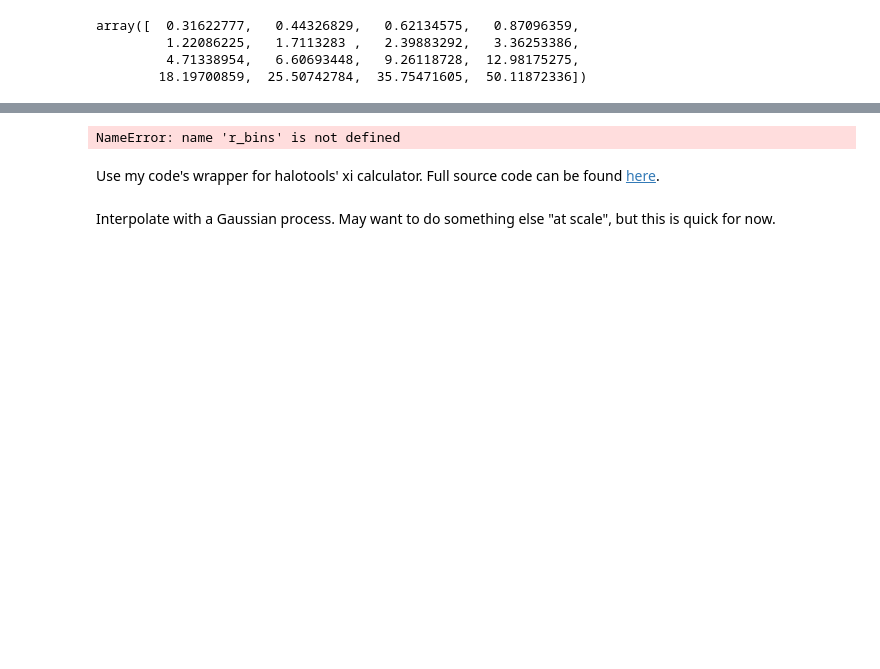
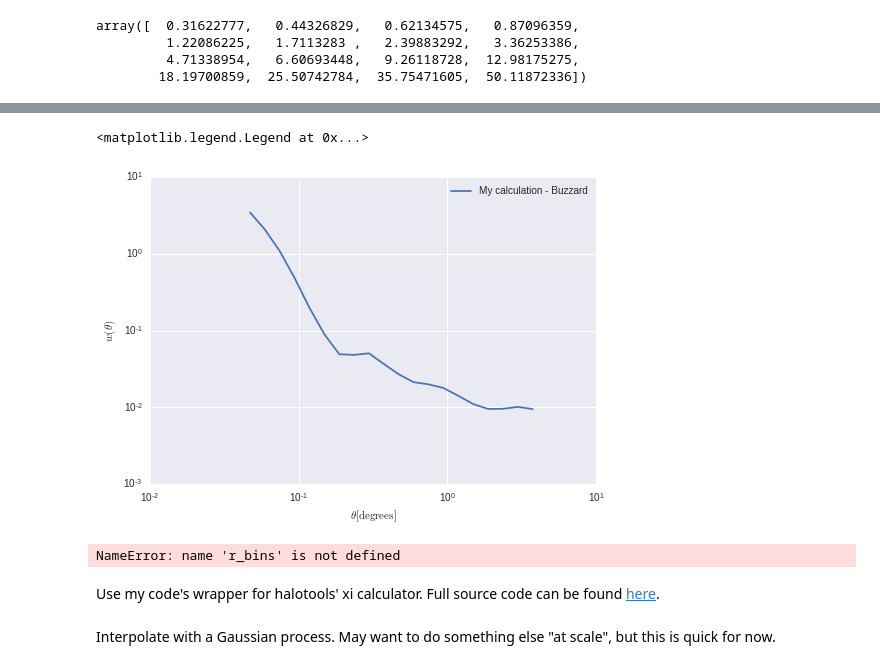
Before and after one commit to mclaughlin6464/pearce, a Jupyter notebook: notebooks/Pearce wt integral tests.ipynb, the cells around one changed output, grey strips where cells are left out. Saved outputs shown, nothing was run; the diff lists cells and outputs as text; code cells hidden in the pictures; blank space fills up the shorter version.

```diff
--- a/notebooks/Pearce wt integral tests.ipynb
+++ b/notebooks/Pearce wt integral tests.ipynb
@@ -154,3 +214,16 @@ array([ 1.28366058,  0.78671054,  0.47324539,  0.28596443,  0.18854859,
+# %%
+plt.plot(tpoints, wt-wt_redmagic, label = 'My calculation - Buzzard')
+#plt.plot(tpoints, wt_redmagic, label = 'Buzzard Mock')
+#plt.plot(tpoints_rm, W.to("1/Mpc").value*mathematica_calc, label = 'Mathematica Calc')
+#plt.plot(tpoints, wt_analytic(m,10**b, np.radians(tpoints), x),label = 'Mathematica Calc' )
+
+plt.ylabel(r'$w(\theta)$')
+plt.xlabel(r'$\theta \mathrm{[degrees]}$')
+plt.loglog();
+plt.legend(loc='best')
+# %% [output]
+<matplotlib.legend.Legend at 0x...>
+[figure, added]
 # %%
 r_bins
 # %% [output]
```
Also changed, not shown: parts of 17 cells of this notebook, 3 other files.
